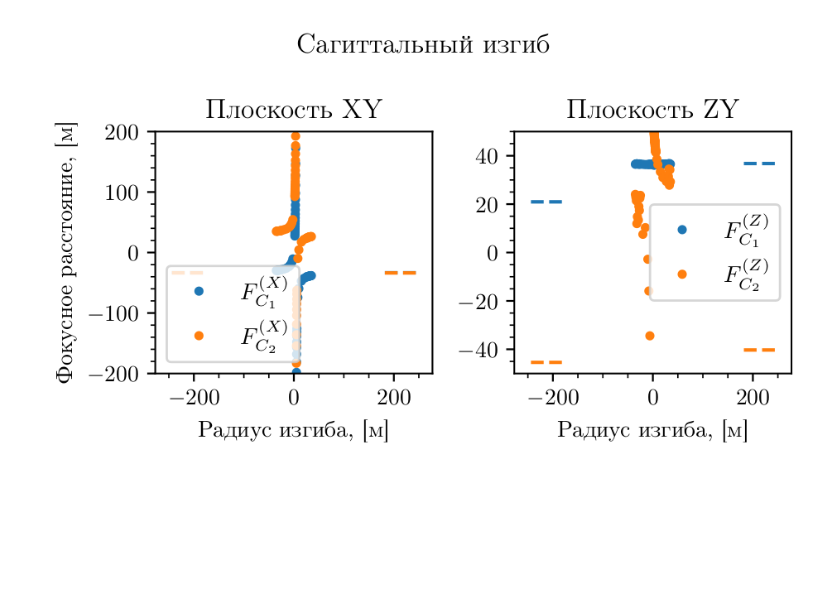
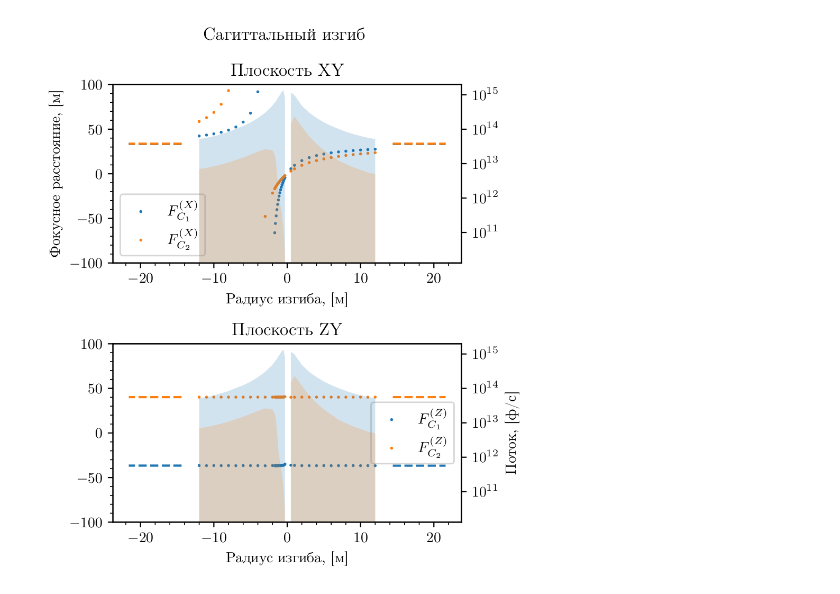
Before and after one commit to glebdovzhenko/skif-xrt, a Jupyter notebook: notebooks/focusing.ipynb, the cells around one changed output. Drawn from its saved outputs; the diff is of its cells as text; code cells hidden in the pictures; blank space fills up the shorter version.

Commit message:
Sagittal 1D bending tests done

```diff
--- a/notebooks/focusing.ipynb
+++ b/notebooks/focusing.ipynb
@@ -125,23 +163,10 @@ fig
 # %%
-dd = '/Users/glebdovzhenko/Dropbox/PycharmProjects/skif-xrt/datasets/nstu-scw/get_focus'
-
-#################### SKIF 1-5 ####################
-##### Superconducting Wiggler at [0, 0, 0]
-##### Front End Slit at [0, 15000.0, 0]
-##### Si[111] Crystal 1 at [0.0, 33500.0, 0.0]
-##### Crystal 1-2 Monitor at [0.0, 33594.21541931476, 12.5]
-##### Si[111] Crystal 2 at [0.0, 33688.43083862951, 25.0]
-##### Exit Monitor at [0, 114990.0, 25.0]
-##### Exit Slit at [0, 115000.0, 25.0]
-##### Si[111] Crystal 1 RxRyRz 2.2528497136098933 0.0 0.0
-##### Si[111] Crystal 2 RxRyRz 2.120945391887896 0.0 0.0
-##################################################
-
+dd = '/Users/glebdovzhenko/Dropbox/PycharmProjects/skif-xrt/datasets/skif15/get_focus_s'
 
 c1c2_cr_dist = np.sqrt(np.sum((np.array([0.0, 33594.21541931476, 12.5]) - np.array([0.0, 33500.0, 0.0]))**2))
-em_cr_dist = np.sqrt(np.sum((np.array([0, 114990.0, 25.0]) - np.array([0.0, 33688.43083862951, 25.0]))**2))
+em_cr_dist = np.sqrt(np.sum((np.array([0, 51000.0, 25.0]) - np.array([0.0, 33688.43083862951, 25.0]))**2))
 
-r1x, r2x, r1y, r2y, f1x, f2x, f1y, f2y = [], [], [], [], [], [], [], []
+r1x, r2x, r1y, r2y, r1_, r2_, f1x, f2x, f1y, f2y, flux1, flux2 = [], [], [], [], [], [], [], [], [], [], [], []
 for metadata in datafiles(dd):
 
     with open(os.path.join(dd, metadata['file']), 'rb') as f:
@@ -150,55 +175,99 @@ for metadata in datafiles(dd):
         fdist = -np.sign(k) * np.sqrt((1. / k) ** 2 + (b / k) ** 2)
 
         if (metadata['name'] == 'C1C2') & (metadata['axes'] == 'XXpr'):
-            f1x.append(fdist - c1c2_cr_dist)
+            f1x.append(-fdist + c1c2_cr_dist)
             r1x.append(metadata['r1'])
         elif (metadata['name'] == 'C1C2') & (metadata['axes'] == 'ZZpr'):
-            f1y.append(fdist - c1c2_cr_dist)
+            f1y.append(-fdist + c1c2_cr_dist)
             r1y.append(metadata['r1'])
-        elif (metadata['name'] == 'EM') & (metadata['axes'] == 'XXpr'):
-            f2x.append(fdist + em_cr_dist)
+        elif (metadata['name'] == 'FM') & (metadata['axes'] == 'XXpr'):
+            f2x.append(-fdist - em_cr_dist)
             r2x.append(metadata['r1'])
-        elif (metadata['name'] == 'EM') & (metadata['axes'] == 'ZZpr'):
-            f2y.append(fdist + em_cr_dist)
+        elif (metadata['name'] == 'FM') & (metadata['axes'] == 'ZZpr'):
+            f2y.append(-fdist - em_cr_dist)
             r2y.append(metadata['r1'])
+        elif (metadata['name'] == 'C1C2') & (metadata['axes'] == 'XZ'):
+            r1_.append(metadata['r1'])
+            flux1.append(data.flux)
+        elif (metadata['name'] == 'FM') & (metadata['axes'] == 'XZ'):
+            r2_.append(metadata['r1'])
+            flux2.append(data.flux)
 
-r1x, r2x, r1y, r2y, f1x, f2x, f1y, f2y = np.array(r1x), np.array(r2x), np.array(r1y), np.array(r2y), np.array(f1x), np.array(f2x), np.array(f1y), np.array(f2y)
+r1x, r2x, r1y, r2y, r1_, r2_, f1x, f2x, f1y, f2y, flux1, flux2 = np.array(r1x), np.array(r2x), np.array(r1y), np.array(r2y), np.array(r1_), np.array(r2_), \
+    np.array(f1x), np.array(f2x), np.array(f1y), np.array(f2y), np.array(flux1), np.array(flux2)
 f1x *= 1e-3; f2x *= 1e-3; f1y *= 1e-3; f2y *= 1e-3
+ii1 = np.argsort(r1_)
+ii2 = np.argsort(r2_)
+r1_, r2_, flux1, flux2 = r1_[ii1], r2_[ii2], flux1[ii1], flux2[ii2]
+
+f1xp, f1xn = get_inf_points(r1x, f1x)
+f2xp, f2xn = get_inf_points(r2x, f2x)
+f1yp, f1yn = get_inf_points(r1y, f1y)
+f2yp, f2yn = get_inf_points(r2y, f2y)
 
 plt.close(fig)
-fig, (ax1, ax2) = plt.subplots(1, 2)
+fig, (ax1, ax2) = plt.subplots(2, 1, figsize=(4.75, 4.75 * 18 / 16))
 fig.suptitle('Сагиттальный изгиб')
-ax1.plot(r1x, f1x, '.', label='$F_{C_1}^{(X)}$', color=mcolors.TABLEAU_COLORS['tab:blue'])
+
+ax1f = ax1.twinx()
+ax1f.fill_between(r1_[r1_ > 0], flux1[r1_ > 0], np.ones(shape=flux1[r1_ > 0].shape), alpha=.2, linewidth=0, color=mcolors.TABLEAU_COLORS['tab:blue'])
+ax1f.fill_between(r1_[r1_ < 0], flux1[r1_ < 0], np.ones(shape=flux1[r1_ < 0].shape), alpha=.2, linewidth=0, color=mcolors.TABLEAU_COLORS['tab:blue'])
+ax1f.fill_between(r2_[r2_ > 0], flux2[r2_ > 0], np.zeros(shape=flux2[r2_ > 0].shape), alpha=.2, linewidth=0, color=mcolors.TABLEAU_COLORS['tab:orange'])
+ax1f.fill_between(r2_[r2_ < 0], flux2[r2_ < 0], np.zeros(shape=flux2[r2_ < 0].shape), alpha=.2, linewidth=0, color=mcolors.TABLEAU_COLORS['tab:orange'])
+ax1f.set_yscale('log')
+ax1f.set_ylim(0.5 * np.min(flux2), 1.5 * np.max(flux1))
+
+ax1.scatter(r1x, f1x, label='$F_{C_1}^{(X)}$', color=mcolors.TABLEAU_COLORS['tab:blue'], s=1)
+ax1.scatter(r2x, f2x, label='$F_{C_2}^{(X)}$', color=mcolors.TABLEAU_COLORS['tab:orange'], s=1)
 ax1.plot(*f1xp, '--', label=None, color=mcolors.TABLEAU_COLORS['tab:blue'])
 ax1.plot(*f1xn, '--', label=None, color=mcolors.TABLEAU_COLORS['tab:blue'])
-ax1.plot(r2x, f2x, '.', label='$F_{C_2}^{(X)}$', color=mcolors.TABLEAU_COLORS['tab:orange'])
 ax1.plot(*f2xp, '--', label=None, color=mcolors.TABLEAU_COLORS['tab:orange'])
 ax1.plot(*f2xn, '--', label=None, color=mcolors.TABLEAU_COLORS['tab:orange'])
 ax1.set_xlabel('Радиус изгиба, [м]')
 ax1.set_ylabel('Фокусное расстояние, [м]')
 ax1.set_title('Плоскость XY')
 ax1.legend()
-ax2.plot(r1y, f1y, '.', label='$F_{C_1}^{(Z)}$', color=mcolors.TABLEAU_COLORS['tab:blue'])
+
+ax2.scatter(r1y, f1y, label='$F_{C_1}^{(Z)}$', color=mcolors.TABLEAU_COLORS['tab:blue'], s=1)
+ax2.scatter(r2y, f2y, label='$F_{C_2}^{(Z)}$', color=mcolors.TABLEAU_COLORS['tab:orange'], s=1)
 ax2.plot(*f1yp, '--', label=None, color=mcolors.TABLEAU_COLORS['tab:blue'])
 ax2.plot(*f1yn, '--', label=None, color=mcolors.TABLEAU_COLORS['tab:blue'])
-ax2.plot(r2y, f2y, '.', label='$F_{C_2}^{(Z)}$', color=mcolors.TABLEAU_COLORS['tab:orange'])
 ax2.plot(*f2yp, '--', label=None, color=mcolors.TABLEAU_COLORS['tab:orange'])
 ax2.plot(*f2yn, '--', label=None, color=mcolors.TABLEAU_COLORS['tab:orange'])
 ax2.set_xlabel('Радиус изгиба, [м]')
-#ax2.set_ylabel('Фокусное расстояние, [м]')
 ax2.set_title('Плоскость ZY')
 ax2.legend()
+
+ax2f = ax2.twinx()
+ax2f.fill_between(r1_[r1_ > 0], flux1[r1_ > 0], np.ones(shape=flux1[r1_ > 0].shape), alpha=.2, linewidth=0, color=mcolors.TABLEAU_COLORS['tab:blue'])
+ax2f.fill_between(r1_[r1_ < 0], flux1[r1_ < 0], np.ones(shape=flux1[r1_ < 0].shape), alpha=.2, linewidth=0, color=mcolors.TABLEAU_COLORS['tab:blue'])
+ax2f.fill_between(r2_[r2_ > 0], flux2[r2_ > 0], np.zeros(shape=flux2[r2_ > 0].shape), alpha=.2, linewidth=0, color=mcolors.TABLEAU_COLORS['tab:orange'])
+ax2f.fill_between(r2_[r2_ < 0], flux2[r2_ < 0], np.zeros(shape=flux2[r2_ < 0].shape), alpha=.2, linewidth=0, color=mcolors.TABLEAU_COLORS['tab:orange'])
+ax2f.set_yscale('log')
+ax2f.set_ylim(0.5 * np.min(flux2), 1.5 * np.max(flux1))
+ax2f.set_ylabel('Поток, [ф/с]')
 
 ax1.xaxis.set_minor_locator(AutoMinorLocator())
 ax2.xaxis.set_minor_locator(AutoMinorLocator())
 ax1.yaxis.set_minor_locator(AutoMinorLocator())
 ax2.yaxis.set_minor_locator(AutoMinorLocator())
+ax1f.yaxis.set_minor_locator(LogLocator(numticks=15))
+ax2f.yaxis.set_minor_locator(LogLocator(numticks=15))
 
-ax1.set_ylim(-200, 200)
-ax2.set_ylim(-50, 50)
+ax1.set_ylim(-100, 100)
+ax2.set_ylim(-100, 100)
+# ax1.set_ylim(33, 34)
+# ax2.set_ylim(30, 40)
+# ax1.set_xlim(-5, 5)
+# ax1.set_ylim(-50, 50)
 
 plt.tight_layout()
 
+plt.savefig('focusing/sagittal.pgf')
+plt.savefig('focusing/sagittal.pdf')
+
+sagittal_f = np.stack((r1x, f1x)).T
+
 fig
 # %% [output]
-[figure, old version]
+[figure, new version]
```
Also changed, not shown: parts of 5 cells of this notebook, 16 other files.
